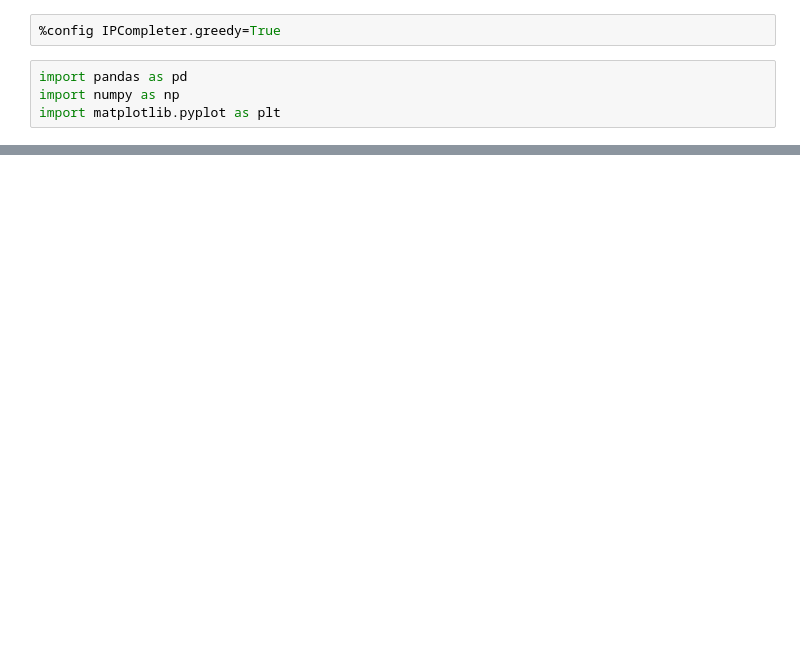
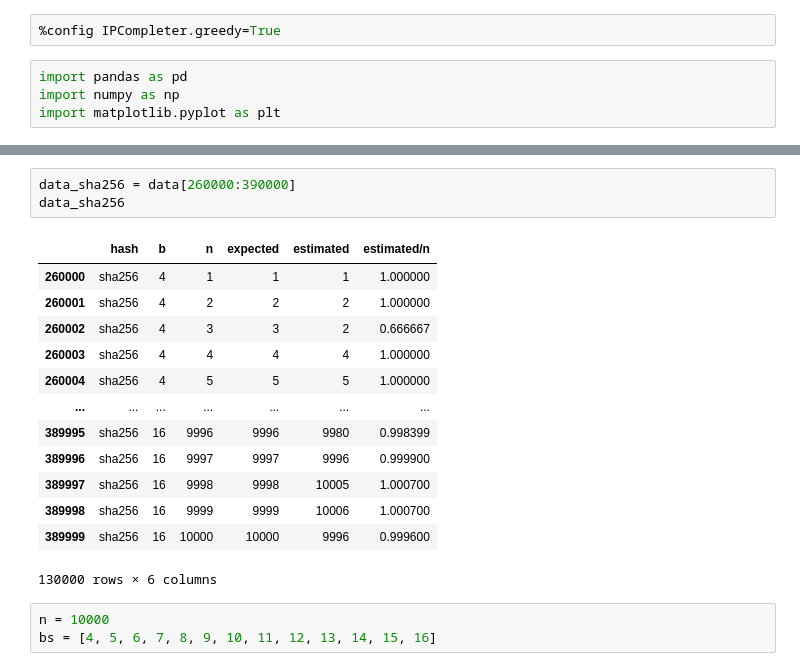
Before and after one commit to JakubGogola-IDENTT/analysis_of_algorithms, a Jupyter notebook: lab3/lab3.ipynb, the cells around one changed output, grey strips where cells are left out. Saved outputs shown, nothing was run; the diff lists cells and outputs as text; blank space fills up the shorter version.

```diff
--- a/lab3/lab3.ipynb
+++ b/lab3/lab3.ipynb
@@ -47,0 +30,20 @@ summary
+# %%
+data_sha256 = data[260000:390000]
+data_sha256
+# %% [output]
+|  | hash | b | n | expected | estimated | estimated/n |
+| 260000 | sha256 | 4 | 1 | 1 | 1 | 1.000000 |
+| 260001 | sha256 | 4 | 2 | 2 | 2 | 1.000000 |
+| 260002 | sha256 | 4 | 3 | 3 | 2 | 0.666667 |
+| 260003 | sha256 | 4 | 4 | 4 | 4 | 1.000000 |
+| 260004 | sha256 | 4 | 5 | 5 | 5 | 1.000000 |
+| ... | ... | ... | ... | ... | ... | ... |
+| 389995 | sha256 | 16 | 9996 | 9996 | 9980 | 0.998399 |
+| 389996 | sha256 | 16 | 9997 | 9997 | 9996 | 0.999900 |
+| 389997 | sha256 | 16 | 9998 | 9998 | 10005 | 1.000700 |
+| 389998 | sha256 | 16 | 9999 | 9999 | 10006 | 1.000700 |
+| 389999 | sha256 | 16 | 10000 | 10000 | 9996 | 0.999600 |
+130000 rows × 6 columns
+# %%
+n = 10000
+bs = [4, 5, 6, 7, 8, 9, 10, 11, 12, 13, 14, 15, 16]
```
Also changed, not shown: parts of 10 cells of this notebook, 2 other files.
